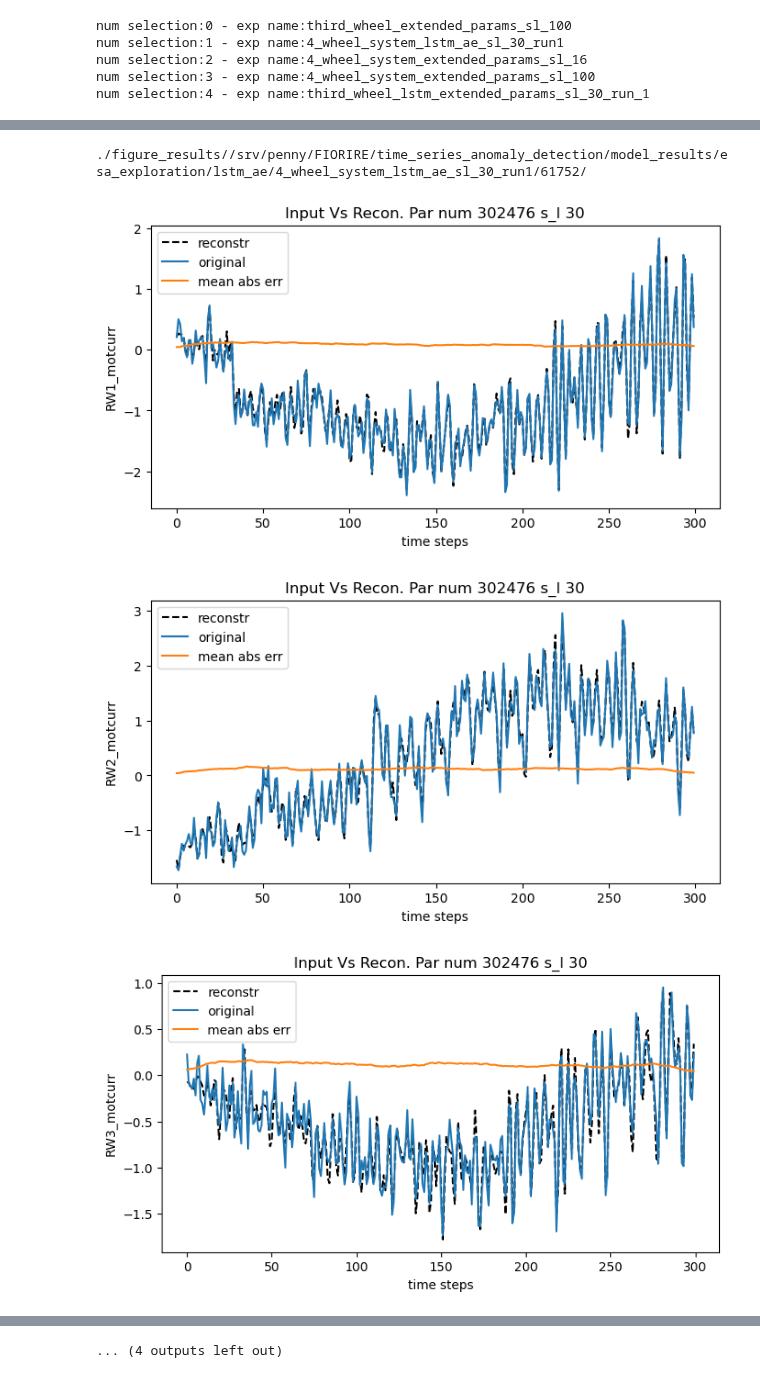
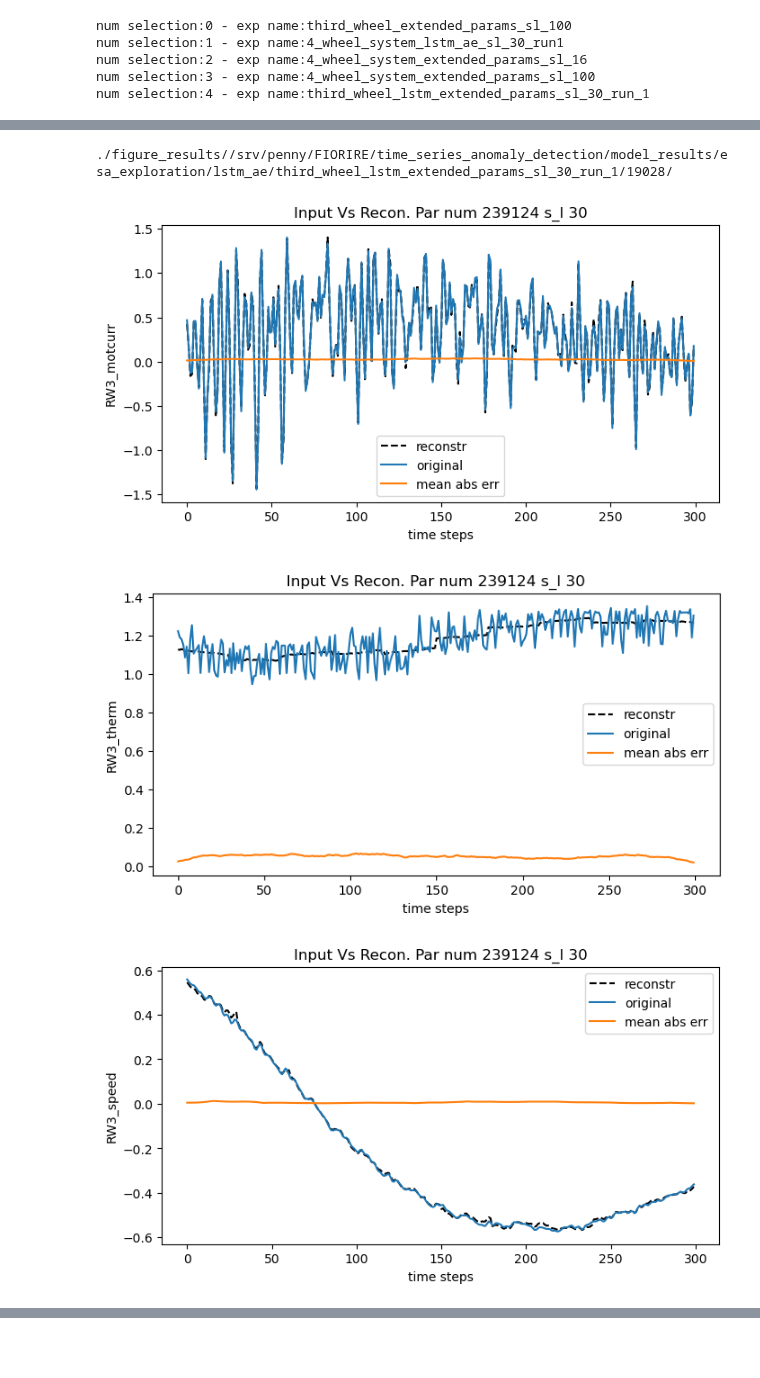
Before and after one commit to robomorelli/anomaly_detection_time_series, a Jupyter notebook: esa/plot_results_lstm_esa.ipynb, the cells around one changed output, grey strips where cells are left out. Saved outputs shown, nothing was run; the diff lists cells and outputs as text; code cells hidden in the pictures; blank space fills up the shorter version.

```diff
--- a/esa/plot_results_lstm_esa.ipynb
+++ b/esa/plot_results_lstm_esa.ipynb
@@ -32,7 +32,7 @@ num selection:2 - exp name:4_wheel_system_extended_params_sl_16
 num selection:3 - exp name:4_wheel_system_extended_params_sl_100
 num selection:4 - exp name:third_wheel_lstm_extended_params_sl_30_run_1
 # %%
-select_exp = '1'
+select_exp = '4'
 added_path = exp_dict[select_exp]
 model_results_path = esa_exploration + '{}/{}'.format(architecture, added_path)
 print('selected experiment:', added_path)
@@ -140,14 +131,25 @@ par_nums=count_parameters(model)
 print(path)
 save = False
 # %% [output]
-./figure_results//srv/penny/FIORIRE/time_series_anomaly_detection/model_results/esa_exploration/lstm_ae/4_wheel_system_lstm_ae_sl_30_run1/61752/
+./figure_results//srv/penny/FIORIRE/time_series_anomaly_detection/model_results/esa_exploration/lstm_ae/third_wheel_lstm_extended_params_sl_30_run_1/19028/
+# %%
+compute_mse_val_loss = False
+# %%
+mse_val_loss_list = []
+criterion = nn.MSELoss()
+if compute_mse_val_loss:
+    for i, (x,y) in enumerate(test_iter):
+        x, enc, yo = model(x)
+        mse_val_loss_list.append(criterion(yo, x).item())
+    mse_val_loss = np.mean(mse_val_loss_list)
+    print(mse_val_loss)
 # %%
 show_results(x,yo,checkpoint['cfg']['dataset']['columns'],
     model_name,params_conf,
     par_nums,shift,num_batch,
     architecture='lstm_ae',
-    save=False)
+    save=save)
 # %% [output]
-[figure, old version]
+[figure, new version]
-[figure, old version]
+[figure, new version]
-[figure, old version]
+[figure, new version]
@@ -163 +156,0 @@ show_results(x,yo,checkpoint['cfg']['dataset']['columns'],
-... (4 outputs left out)
```
Also changed, not shown: parts of 8 cells of this notebook, 10 other files.
